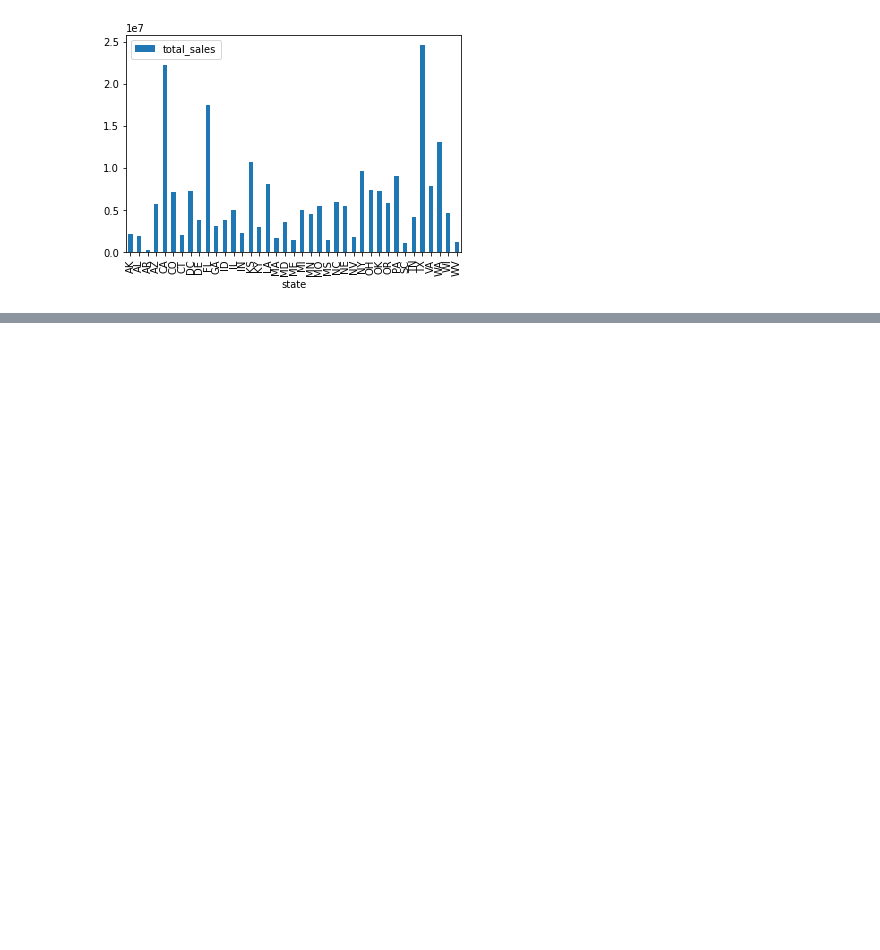
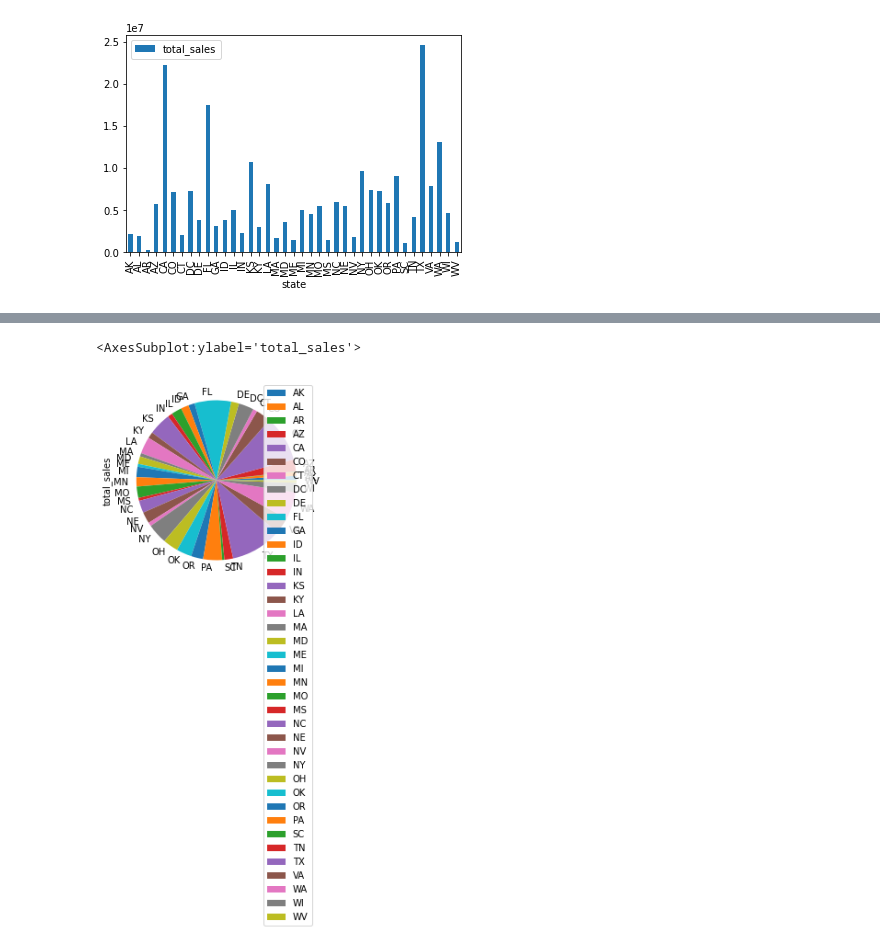
Before and after one commit to bthompson1000/consulting_visuals, a Jupyter notebook: notebooks/Brigette.ipynb, the cells around one changed output, grey strips where cells are left out. Drawn from its saved outputs; the diff is of its cells as text; code cells hidden in the pictures; blank space fills up the shorter version.

```diff
--- a/notebooks/Brigette.ipynb
+++ b/notebooks/Brigette.ipynb
@@ -234,3 +234,7 @@ print (sales_chart)
 # %% [output]
 AxesSubplot(0.125,0.125;0.775x0.755)
 [figure]
+# %%
+sales_df = df.groupby(by=["state"]).sum("total_sales")
+total_sales =sales_df[['total_sales']]
+total_sales
@@ -236,0 +260,5 @@ AxesSubplot(0.125,0.125;0.775x0.755)
+# %%
+total_sales.groupby(['state']).sum().plot(kind='pie', y='total_sales')
+# %% [output]
+<AxesSubplot:ylabel='total_sales'>
+[figure, added]
```
Also changed, not shown: parts of 2 cells of this notebook.
